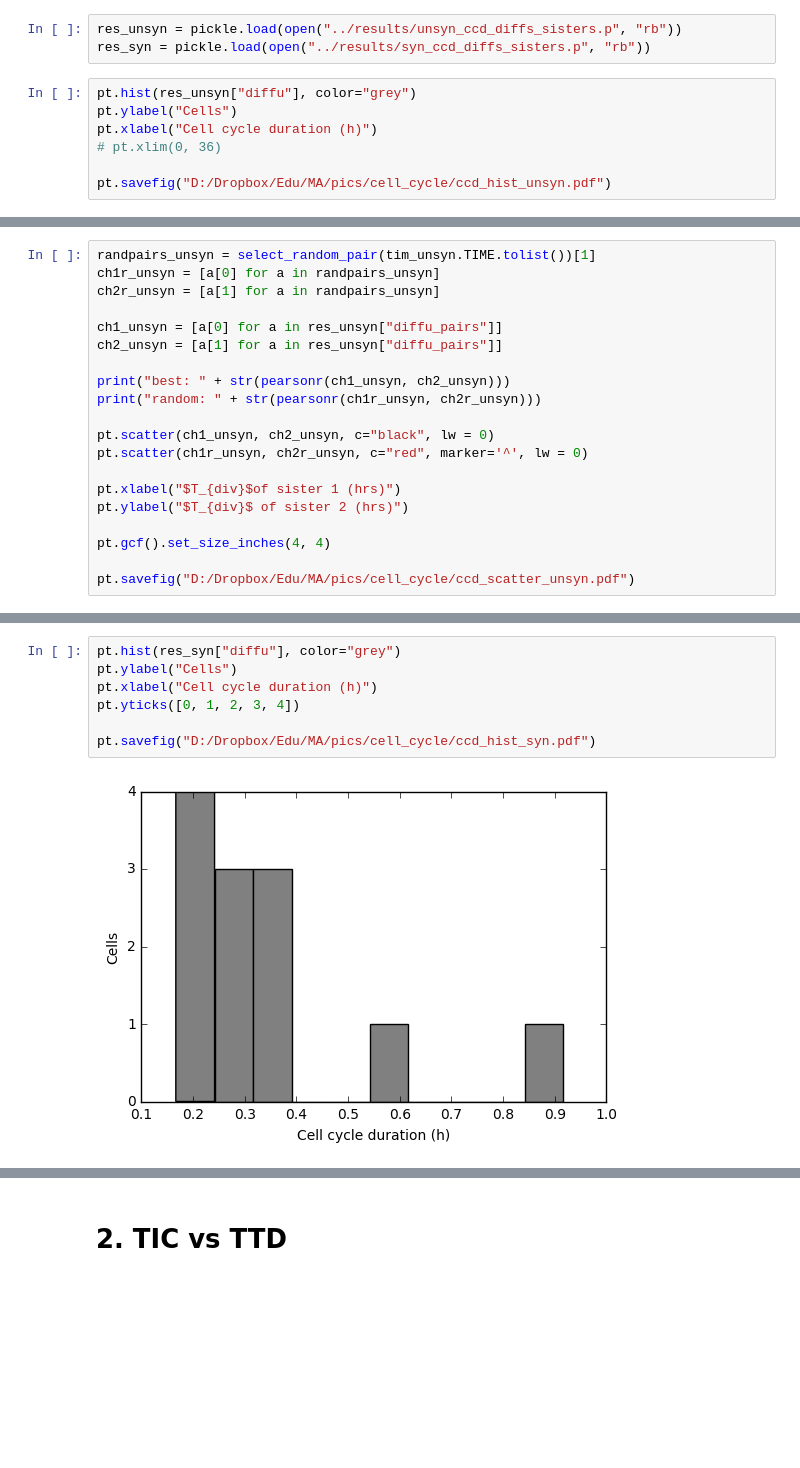
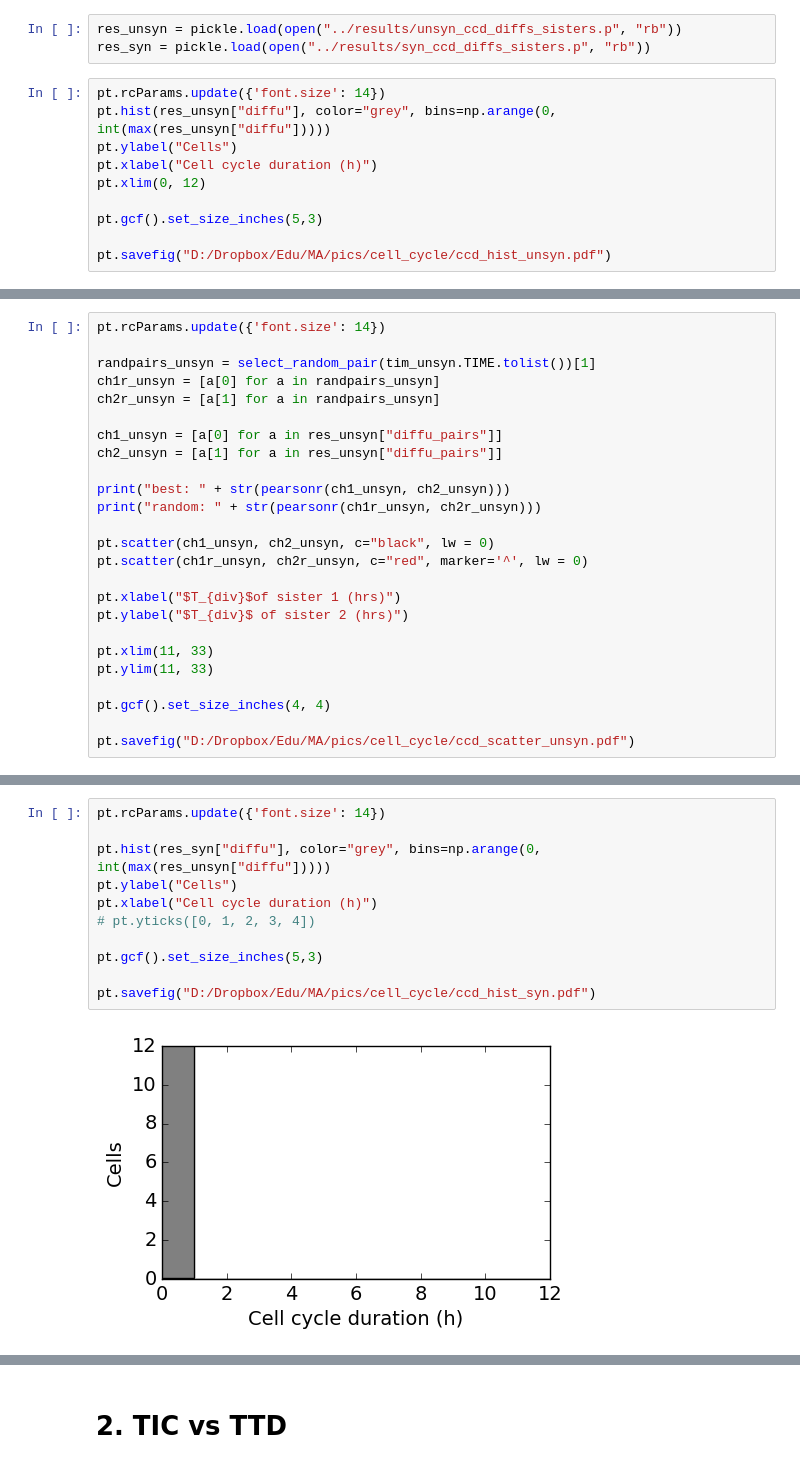
Before and after one commit to raharjaliu/MA, a Jupyter notebook: source/analysis_extra.ipynb, the cells around one changed output, grey strips where cells are left out. Saved outputs shown, nothing was run; the diff lists cells and outputs as text; blank space fills up the shorter version.

```diff
--- a/source/analysis_extra.ipynb
+++ b/source/analysis_extra.ipynb
@@ -228,10 +228,13 @@ pickle.dump(res, open("../results/syn_ccd_diffs_sisters.p", "wb"))
 res_unsyn = pickle.load(open("../results/unsyn_ccd_diffs_sisters.p", "rb"))
 res_syn = pickle.load(open("../results/syn_ccd_diffs_sisters.p", "rb"))
 # %%
-pt.hist(res_unsyn["diffu"], color="grey")
+pt.rcParams.update({'font.size': 14})
+pt.hist(res_unsyn["diffu"], color="grey", bins=np.arange(0, int(max(res_unsyn["diffu"]))))
 pt.ylabel("Cells")
 pt.xlabel("Cell cycle duration (h)")
-# pt.xlim(0, 36)
+pt.xlim(0, 12)
+
+pt.gcf().set_size_inches(5,3)
 
 pt.savefig("D:/Dropbox/Edu/MA/pics/cell_cycle/ccd_hist_unsyn.pdf")
 # %% [output]
@@ -239,4 +242,6 @@ pt.savefig("D:/Dropbox/Edu/MA/pics/cell_cycle/ccd_hist_unsyn.pdf")
 # %%
+pt.rcParams.update({'font.size': 14})
+
 randpairs_unsyn = select_random_pair(tim_unsyn.TIME.tolist())[1]
 ch1r_unsyn = [a[0] for a in randpairs_unsyn]
 ch2r_unsyn = [a[1] for a in randpairs_unsyn]
@@ -253,6 +258,9 @@ pt.scatter(ch1r_unsyn, ch2r_unsyn, c="red", marker='^', lw = 0)
 pt.xlabel("$T_{div}$of sister 1 (hrs)")
 pt.ylabel("$T_{div}$ of sister 2 (hrs)")
 
+pt.xlim(11, 33)
+pt.ylim(11, 33)
+
 pt.gcf().set_size_inches(4, 4)
 
 pt.savefig("D:/Dropbox/Edu/MA/pics/cell_cycle/ccd_scatter_unsyn.pdf")
@@ -263,10 +271,14 @@ random: (0.025818386047793327, 0.84880938512634518)
 # %%
-pt.hist(res_syn["diffu"], color="grey")
+pt.rcParams.update({'font.size': 14})
+
+pt.hist(res_syn["diffu"], color="grey", bins=np.arange(0, int(max(res_unsyn["diffu"]))))
 pt.ylabel("Cells")
 pt.xlabel("Cell cycle duration (h)")
-pt.yticks([0, 1, 2, 3, 4])
+# pt.yticks([0, 1, 2, 3, 4])
+
+pt.gcf().set_size_inches(5,3)
 
 pt.savefig("D:/Dropbox/Edu/MA/pics/cell_cycle/ccd_hist_syn.pdf")
 # %% [output]
-[figure, old version]
+[figure, new version]
 # %%
```
Also changed, not shown: parts of 3 cells of this notebook, 2 other files.
